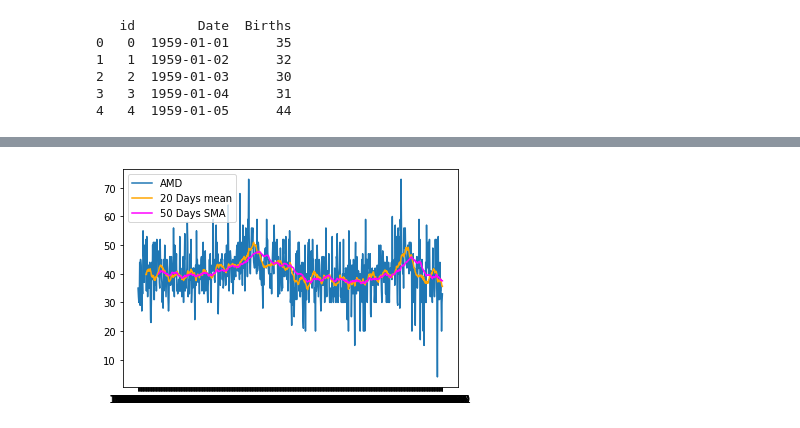
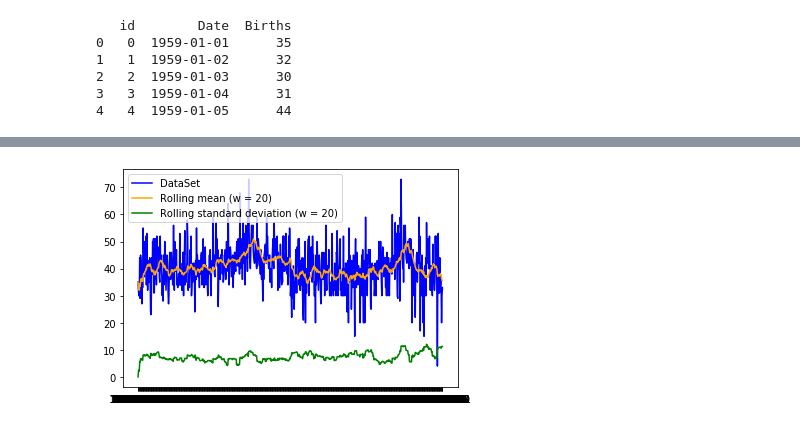
Before and after one commit to esalvucci/ssd_project, a Jupyter notebook: notebook/female_birth_SVM.ipynb, the cells around one changed output, grey strips where cells are left out. Cells and saved outputs as stored; diff of their text form; code cells hidden in the pictures.

```diff
--- a/notebook/female_birth_SVM.ipynb
+++ b/notebook/female_birth_SVM.ipynb
@@ -44,3 +45,26 @@ print(df1.head())
 2   2  1959-01-03      30
 3   3  1959-01-04      31
 4   4  1959-01-05      44
+# %%
+import numpy as np
+
+rolling_mean = df1.Births.rolling(window=20, min_periods=1).mean()
+rolling_std = df1.Births.rolling(window=20, min_periods=1).std().fillna(0)
+
+df1['rolling mean'] = rolling_mean
+classes = np.chararray(len(df1.Births))
+prevDst = np.arange(len(df1.Births))
+prevDstM = np.arange(len(df1.Births))
+
+for index, row in df1.iterrows():
+    prevDst[index] = rolling_mean[index] + rolling_std[index]
+    prevDstM[index] = rolling_mean[index] - rolling_std[index]
+    if df1['Births'][index] <= prevDst[index] and df1['Births'][index] >= prevDstM[index] :
+        classes[index] = '1'
+    else:
+        classes[index] = '0'
+
+df1['prevDst'] = prevDst
+df1['prevDstM'] = prevDstM
+df1['classes'] = classes
+print(df1)
@@ -54,10 +121,10 @@ from sklearn.svm import SVR
 # %%
-rolling_mean = df1.Births.rolling(window=20).mean()
-rolling_mean2 = df1.Births.rolling(window=50).mean()
-plt.plot(df1.Date, df1.Births, label='AMD')
-plt.plot(df1.Date, rolling_mean, label='20 Days mean', color='orange')
-plt.plot(df1.Date, rolling_mean2, label='50 Days SMA', color='magenta')
+plt.plot(df1.Date, df1.Births, label='DataSet', color='blue')
+#plt.plot(df1.Date, rolling_std, label='20 Days mean', color='blue')
+plt.plot(df1.Date, rolling_mean, label='Rolling mean (w = 20)', color='orange')
+plt.plot(df1.Date, rolling_std, label='Rolling standard deviation (w = 20)', color='green')
+# plt.plot(df1.Date, rolling_mean2, label='50 Days mean', color='magenta')
 plt.legend(loc='upper left')
 plt.show()
 # %% [output]
-[figure, old version]
+[figure, new version]
```
Also changed, not shown: parts of 6 cells of this notebook, 2 other files.
